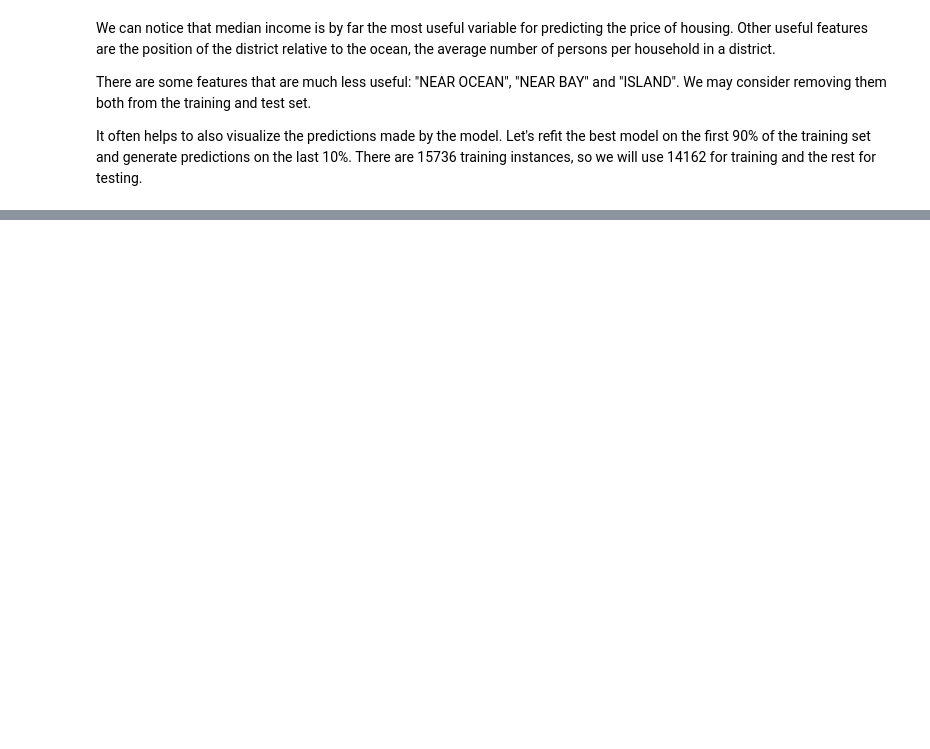
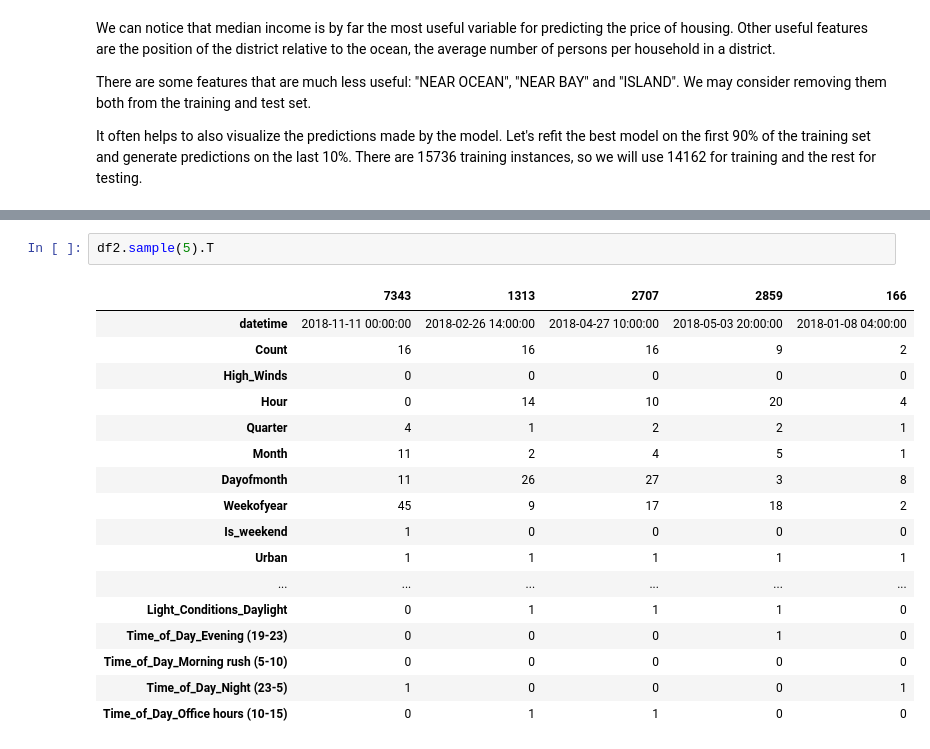
Before and after one commit to Amarilda/MscAston, a Jupyter notebook: Road Accidents/BNK432.ipynb, the cells around one changed output, grey strips where cells are left out. Drawn from its saved outputs; the diff is of its cells as text; blank space fills up the shorter version.

```diff
--- a/Road Accidents/BNK432.ipynb
+++ b/Road Accidents/BNK432.ipynb
@@ -1040,0 +915,20 @@ It often helps to also visualize the predictions made by the model. Let's refit
+# %%
+df2.sample(5).T
+# %% [output]
+|  | 7343 | 1313 | 2707 | 2859 | 166 |
+| datetime | 2018-11-11 00:00:00 | 2018-02-26 14:00:00 | 2018-04-27 10:00:00 | 2018-05-03 20:00:00 | 2018-01-08 04:00:00 |
+| Count | 16 | 16 | 16 | 9 | 2 |
+| High_Winds | 0 | 0 | 0 | 0 | 0 |
+| Hour | 0 | 14 | 10 | 20 | 4 |
+| Quarter | 4 | 1 | 2 | 2 | 1 |
+| Month | 11 | 2 | 4 | 5 | 1 |
+| Dayofmonth | 11 | 26 | 27 | 3 | 8 |
+| Weekofyear | 45 | 9 | 17 | 18 | 2 |
+| Is_weekend | 1 | 0 | 0 | 0 | 0 |
+| Urban | 1 | 1 | 1 | 1 | 1 |
+| ... | ... | ... | ... | ... | ... |
+| Light_Conditions_Daylight | 0 | 1 | 1 | 1 | 0 |
+| Time_of_Day_Evening (19-23) | 0 | 0 | 0 | 1 | 0 |
+| Time_of_Day_Morning rush (5-10) | 0 | 0 | 0 | 0 | 0 |
+| Time_of_Day_Night (23-5) | 1 | 0 | 0 | 0 | 1 |
+| Time_of_Day_Office hours (10-15) | 0 | 1 | 1 | 0 | 0 |
```
Also changed, not shown: parts of 125 cells of this notebook.
